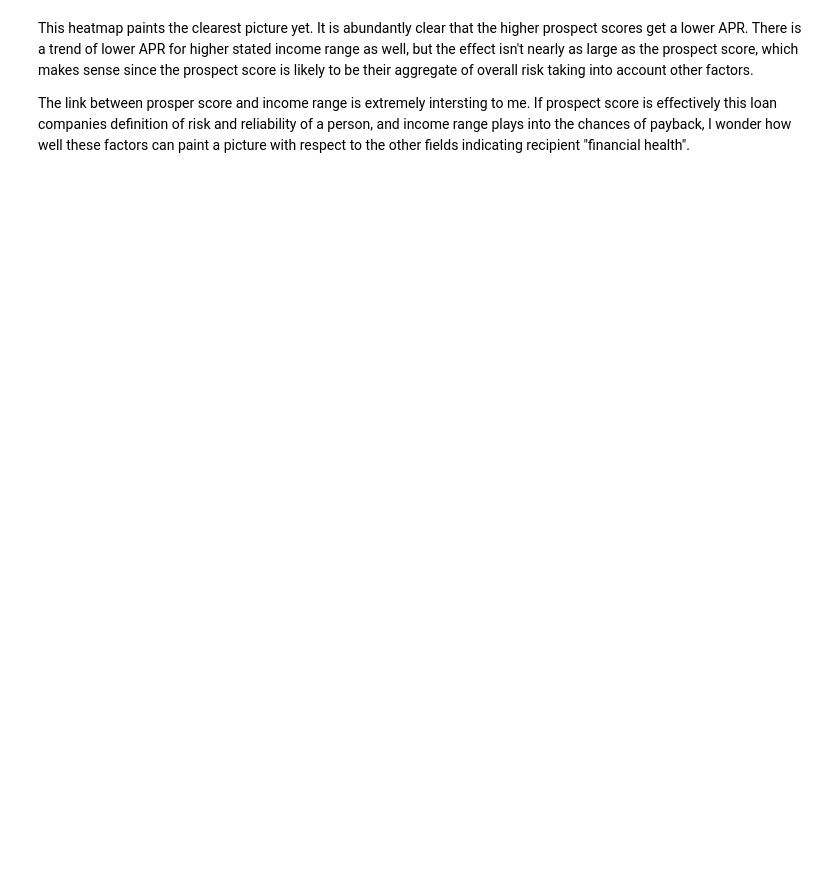
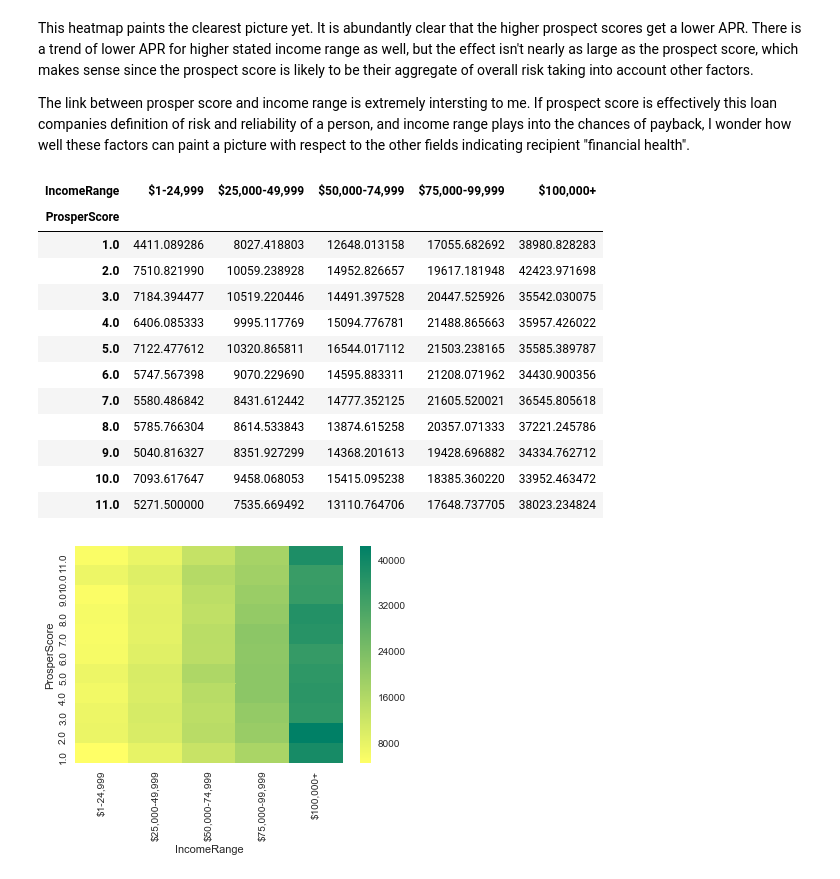
Before and after one commit to Daynil/data-analytics-nanodegree, a Jupyter notebook: Data Wrangling and Exploratory Data Analysis.ipynb, the cells around one changed output. Drawn from its saved outputs; the diff is of its cells as text; code cells hidden in the pictures; blank space fills up the shorter version.

```diff
--- a/Data Wrangling and Exploratory Data Analysis.ipynb
+++ b/Data Wrangling and Exploratory Data Analysis.ipynb
@@ -315,3 +314,25 @@ ldf_heat
 This heatmap paints the clearest picture yet. It is abundantly clear that the higher prospect scores get a lower APR. There is a trend of lower APR for higher stated income range as well, but the effect isn't nearly as large as the prospect score, which makes sense since the prospect score is likely to be their aggregate of overall risk taking into account other factors.
 
 The link between prosper score and income range is extremely intersting to me. If prospect score is effectively this loan companies definition of risk and reliability of a person, and income range plays into the chances of payback, I wonder how well these factors can paint a picture with respect to the other fields indicating recipient "financial health".
+# %%
+ldf_balance = pd.pivot_table(ldf, index='ProsperScore', columns='IncomeRange', values='RevolvingCreditBalance')
+ldf_balance = ldf_balance[['$1-24,999', '$25,000-49,999',
+                        '$50,000-74,999', '$75,000-99,999','$100,000+']]
+ax = sns.heatmap(ldf_balance, cmap="summer_r")
+ax.invert_yaxis()
+ldf_balance
+# %% [output]
+| IncomeRange | $1-24,999 | $25,000-49,999 | $50,000-74,999 | $75,000-99,999 | $100,000+ |
+| ProsperScore |  |  |  |  |  |
+| 1.0 | 4411.089286 | 8027.418803 | 12648.013158 | 17055.682692 | 38980.828283 |
+| 2.0 | 7510.821990 | 10059.238928 | 14952.826657 | 19617.181948 | 42423.971698 |
+| 3.0 | 7184.394477 | 10519.220446 | 14491.397528 | 20447.525926 | 35542.030075 |
+| 4.0 | 6406.085333 | 9995.117769 | 15094.776781 | 21488.865663 | 35957.426022 |
+| 5.0 | 7122.477612 | 10320.865811 | 16544.017112 | 21503.238165 | 35585.389787 |
+| 6.0 | 5747.567398 | 9070.229690 | 14595.883311 | 21208.071962 | 34430.900356 |
+| 7.0 | 5580.486842 | 8431.612442 | 14777.352125 | 21605.520021 | 36545.805618 |
+| 8.0 | 5785.766304 | 8614.533843 | 13874.615258 | 20357.071333 | 37221.245786 |
+| 9.0 | 5040.816327 | 8351.927299 | 14368.201613 | 19428.696882 | 34334.762712 |
+| 10.0 | 7093.617647 | 9458.068053 | 15415.095238 | 18385.360220 | 33952.463472 |
+| 11.0 | 5271.500000 | 7535.669492 | 13110.764706 | 17648.737705 | 38023.234824 |
+[figure, added]
```
Also changed, not shown: parts of 6 cells of this notebook.
